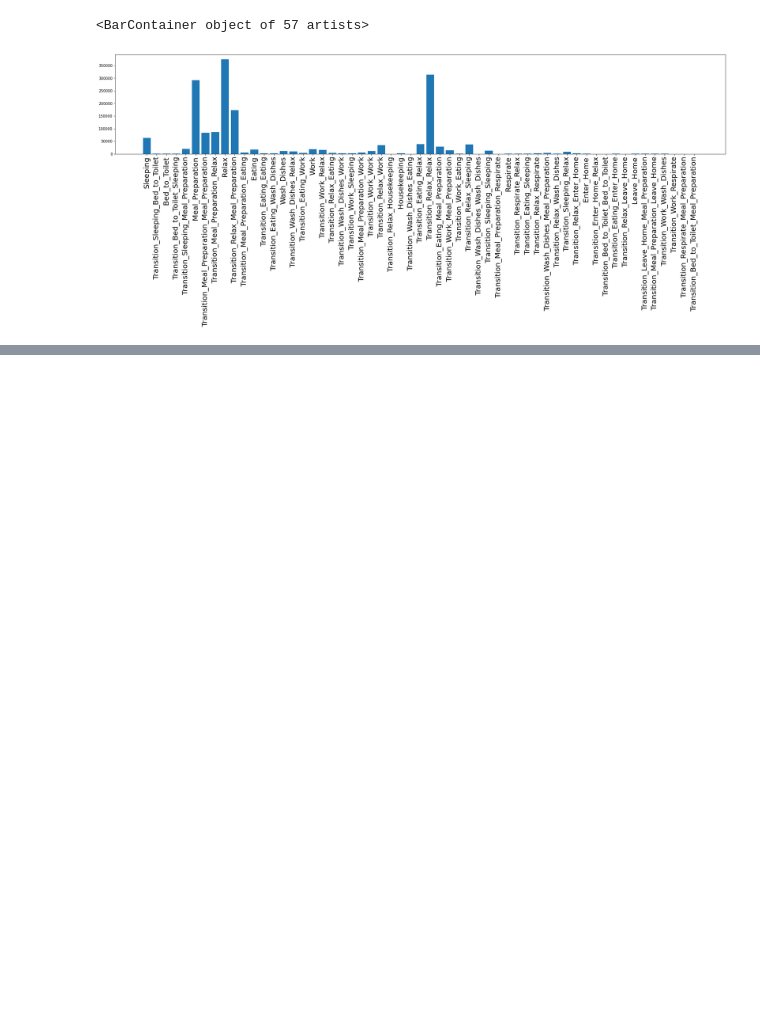
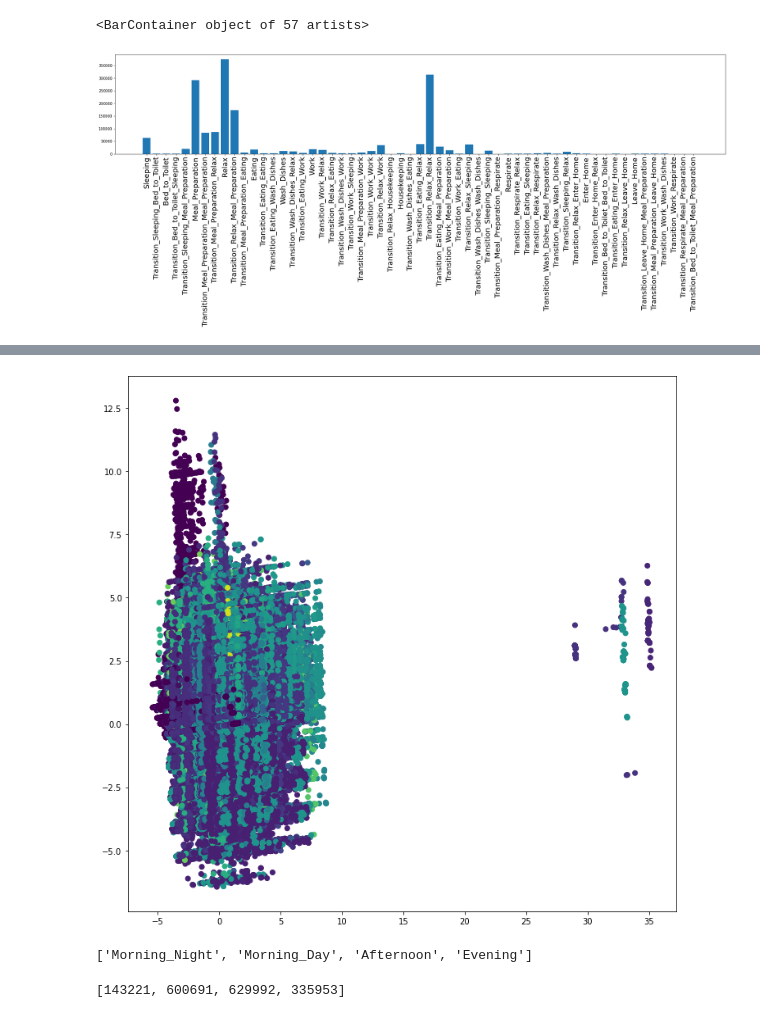
Before and after one commit to vladbucur2000/casas-datascience, a Jupyter notebook: Casas_ADS_CW.ipynb, the cells around one changed output, grey strips where cells are left out. Saved outputs shown, nothing was run; the diff lists cells and outputs as text; code cells hidden in the pictures; blank space fills up the shorter version.

```diff
--- a/Casas_ADS_CW.ipynb
+++ b/Casas_ADS_CW.ipynb
@@ -411,0 +518,10 @@ plt.bar(keys, values)
+# %%
+pca2d = PCA(n_components=2)
+pca2_data = pca2d.fit_transform(scaled_dataframe)
+# %%
+fig = plt.figure(figsize=(12, 12))
+ax = fig.add_subplot()
+ax.scatter(pca2_data[:,0], pca2_data[:,1], c=color_pca)
+plt.show()
+# %% [output]
+[figure, added]
@@ -411,0 +535,8 @@ plt.bar(keys, values)
+# %%
+keys_daytime
+# %% [output]
+['Morning_Night', 'Morning_Day', 'Afternoon', 'Evening']
+# %%
+values_daytime
+# %% [output]
+[143221, 600691, 629992, 335953]
```
Also changed, not shown: parts of 33 cells of this notebook, 5 other files.
